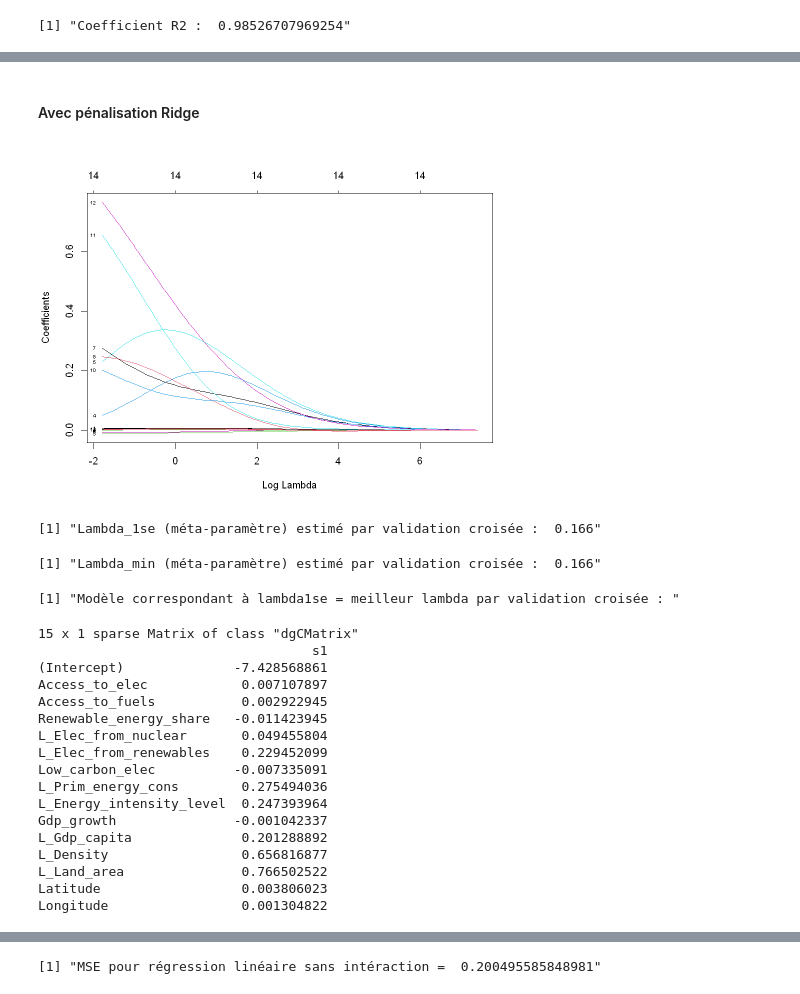
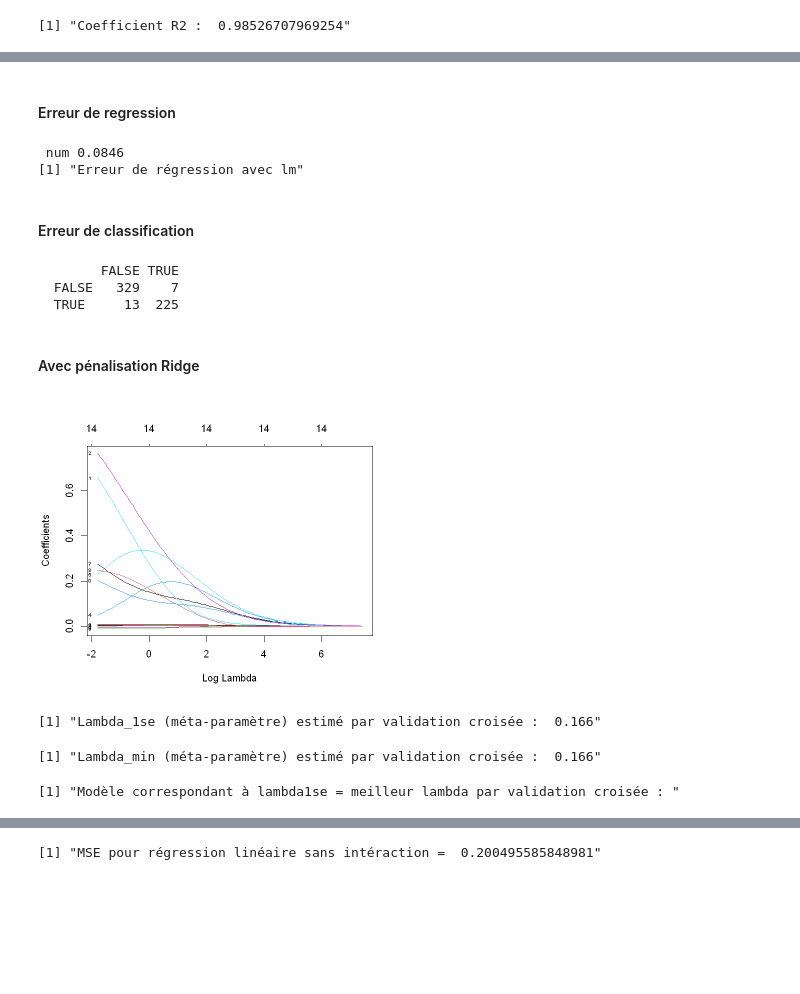
Before and after one commit to PaolaDeTruchis/MachineLearning, a Jupyter notebook: Projet_ML_R.ipynb, the cells around one changed output, grey strips where cells are left out. Saved outputs shown, nothing was run; the diff lists cells and outputs as text; code cells hidden in the pictures; blank space fills up the shorter version.

```diff
--- a/Projet_ML_R.ipynb
+++ b/Projet_ML_R.ipynb
@@ -571,7 +591,7 @@ Entre 2000 et 2020 on observe une obeservation de 37,38%
 # %% [markdown]
 La variable CO2 étant très corrélée avec la variable Elec_from_fossil, pour un but éducatif, on l'enlèverra pour la suite de l'analyse.
 # %%
-#data_centre <- data_centre[,-6]
+data_centre <- data_centre[,-6]
 #data_centre
 # %% [markdown]
 ##  Création des échantillons d'apprentissage et de test
@@ -821,17 +808,32 @@ paste("Coefficient R2 : ", r2_lasso_min)
+# %% [markdown]
+#### Erreur de regression
+# %%
+pred.lasso= CO2_pred_lasso_min
+e_reg_lasso = sum((pred.lasso-data_test[,"L_Value_CO2"])^2)/nrow(data_test)
+print('Erreur de régression avec lm', str(e_reg_lasso))
+# %% [output]
+ num 0.0846
+[1] "Erreur de régression avec lm"
+# %% [markdown]
+#### Erreur de classification
+# %%
+table(pred.lasso>10,data_test[,"L_Value_CO2"]>10)
+# %% [output]
+        FALSE TRUE
+  FALSE   329    7
+  TRUE     13  225
 # %% [markdown]
 #### Avec pénalisation Ridge
 # %%
 x.mat = model.matrix(L_Value_CO2 ~ . - 1, data = data_appr) # on récupère la matrice de design, on enlève intercept.
-
 reg.ridge = glmnet(y = data_appr$L_Value_CO2, x = x.mat, alpha = 0)
-
-options(repr.plot.width = 8, repr.plot.height = 6)
+options(repr.plot.width = 6, repr.plot.height = 5)
 
 plot(reg.ridge, xvar = "lambda", label = TRUE)
 
 # legend("topright", legend = paste(1:ncol(x.mat), " - ", colnames(x.mat))) # si on affiche la légende on voit pas le graph entier...
 # %% [output]
-[figure, old version]
+[figure, new version]
 # %%
 # on cherche à déterminer le meilleur Lambda pour notre model ridge : on va faire de la validation croisée (cross-validation)
 
@@ -844,28 +846,11 @@ reg.ridge.cv = cv.glmnet(y =data_appr$L_Value_CO2, x = x.mat, alpha = 0)
 paste("Lambda_1se (méta-paramètre) estimé par validation croisée : ", round(reg.ridge.cv$lambda.1se, 3))
 paste("Lambda_min (méta-paramètre) estimé par validation croisée : ", round(reg.ridge.cv$lambda.min, 3))
 paste("Modèle correspondant à lambda1se = meilleur lambda par validation croisée : ")
-coef(reg.ridge.cv, s="lambda.1se")
+#coef(reg.ridge.cv, s="lambda.1se")
 # %% [output]
 [1] "Lambda_1se (méta-paramètre) estimé par validation croisée :  0.166"
 [1] "Lambda_min (méta-paramètre) estimé par validation croisée :  0.166"
 [1] "Modèle correspondant à lambda1se = meilleur lambda par validation croisée : "
-15 x 1 sparse Matrix of class "dgCMatrix"
-                                   s1
-(Intercept)              -7.428568861
-Access_to_elec            0.007107897
-Access_to_fuels           0.002922945
-Renewable_energy_share   -0.011423945
-L_Elec_from_nuclear       0.049455804
-L_Elec_from_renewables    0.229452099
-Low_carbon_elec          -0.007335091
-L_Prim_energy_cons        0.275494036
-L_Energy_intensity_level  0.247393964
-Gdp_growth               -0.001042337
-L_Gdp_capita              0.201288892
-L_Density                 0.656816877
-L_Land_area               0.766502522
-Latitude                  0.003806023
-Longitude                 0.001304822
 # %%
 paste("CV estimate of lambda :", round(reg.ridge.cv$lambda.min, 3))
 
```
Also changed, not shown: parts of 78 cells of this notebook.
